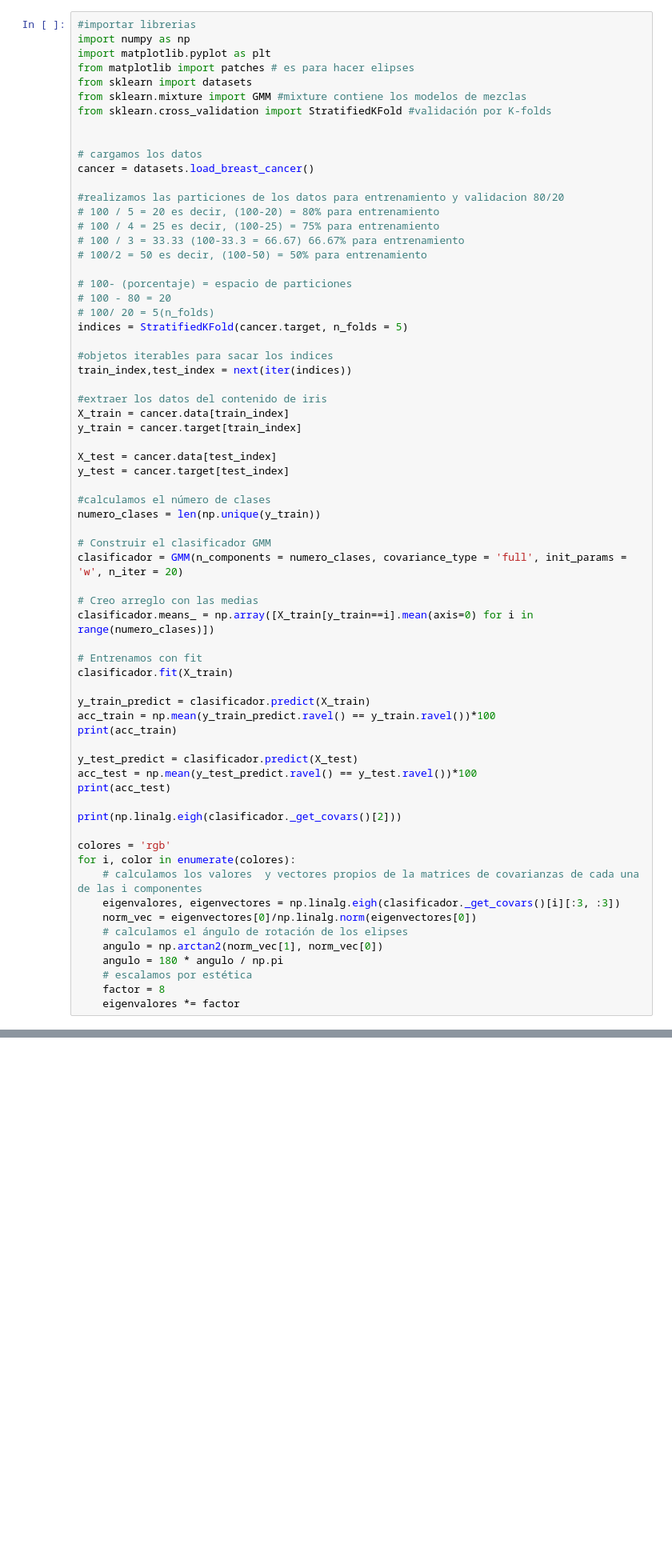
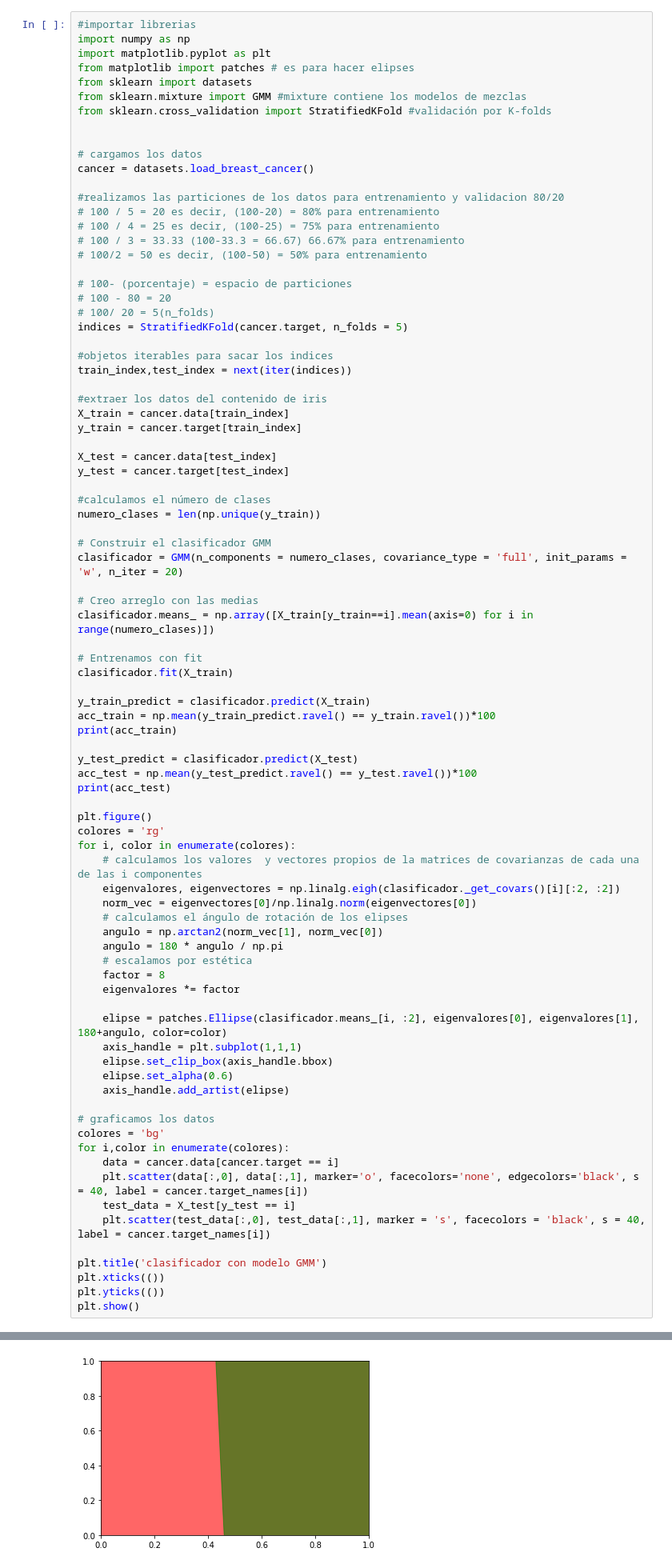
Before and after one commit to anamariasosam/topicos, a Jupyter notebook: gmm cancer.ipynb, the cells around one changed output, grey strips where cells are left out. Shown at 80% size. Cells and saved outputs as stored; diff of their text form; blank space fills up the shorter version.

```diff
--- a/gmm cancer.ipynb
+++ b/gmm cancer.ipynb
@@ -52,12 +52,11 @@ y_test_predict = clasificador.predict(X_test)
 acc_test = np.mean(y_test_predict.ravel() == y_test.ravel())*100
 print(acc_test)
 
-print(np.linalg.eigh(clasificador._get_covars()[2]))
-
-colores = 'rgb'
+plt.figure()
+colores = 'rg'
 for i, color in enumerate(colores):
     # calculamos los valores  y vectores propios de la matrices de covarianzas de cada una de las i componentes
-    eigenvalores, eigenvectores = np.linalg.eigh(clasificador._get_covars()[i][:3, :3])
+    eigenvalores, eigenvectores = np.linalg.eigh(clasificador._get_covars()[i][:2, :2])
     norm_vec = eigenvectores[0]/np.linalg.norm(eigenvectores[0])
     # calculamos el ángulo de rotación de los elipses
     angulo = np.arctan2(norm_vec[1], norm_vec[0])
@@ -65,6 +64,25 @@ for i, color in enumerate(colores):
     # escalamos por estética
     factor = 8
     eigenvalores *= factor
+
+    elipse = patches.Ellipse(clasificador.means_[i, :2], eigenvalores[0], eigenvalores[1], 180+angulo, color=color)
+    axis_handle = plt.subplot(1,1,1)
+    elipse.set_clip_box(axis_handle.bbox)
+    elipse.set_alpha(0.6)
+    axis_handle.add_artist(elipse)
+
+# graficamos los datos
+colores = 'bg'
+for i,color in enumerate(colores):
+    data = cancer.data[cancer.target == i]
+    plt.scatter(data[:,0], data[:,1], marker='o', facecolors='none', edgecolors='black', s = 40, label = cancer.target_names[i])
+    test_data = X_test[y_test == i]
+    plt.scatter(test_data[:,0], test_data[:,1], marker = 's', facecolors = 'black', s = 40, label = cancer.target_names[i])
+
+plt.title('clasificador con modelo GMM')
+plt.xticks(())
+plt.yticks(())
+plt.show()
 # %% [output]
 92.5110132159
 90.4347826087
@@ -71,0 +89 @@ IndexError: index 2 is out of bounds for axis 0 with size 2
+[figure, added]
```
Also changed, not shown: parts of 1 cell of this notebook, 7 other files.
